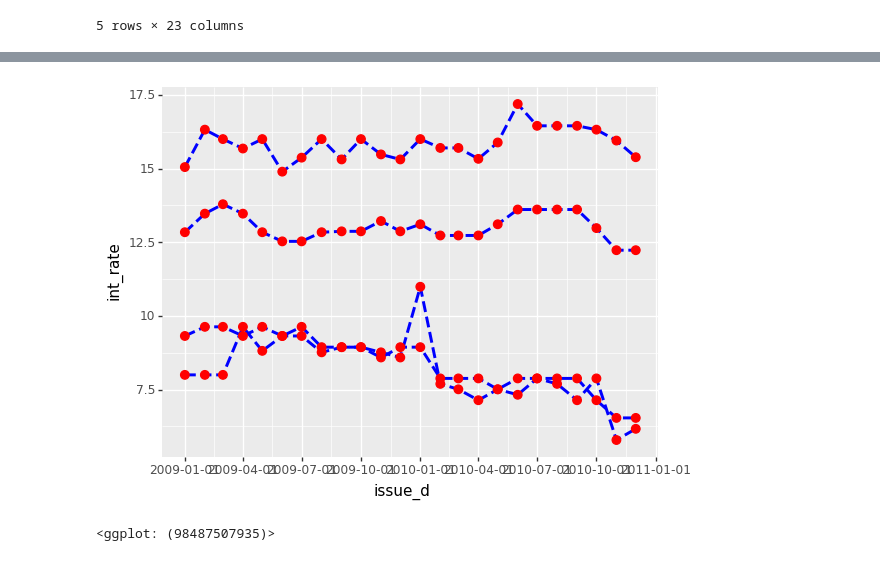
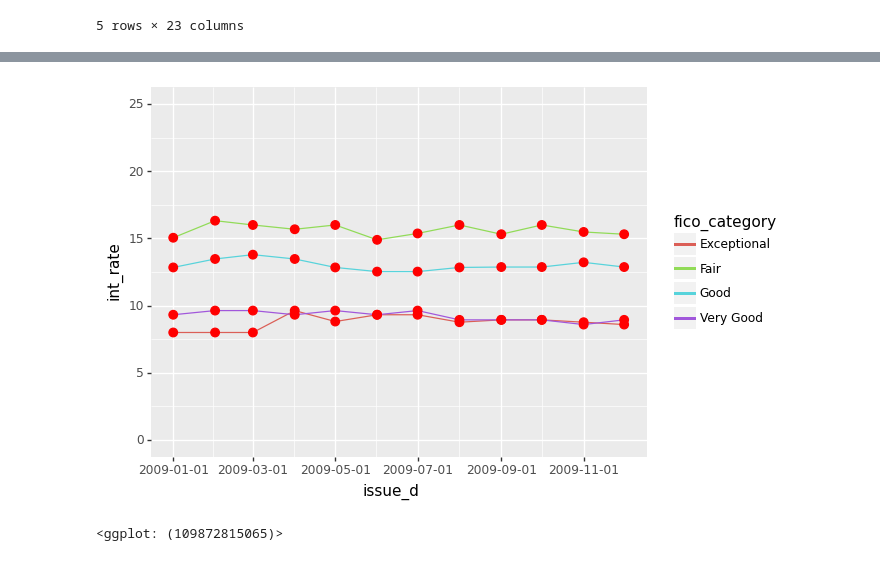
Before and after one commit to tortega-24/capstone-loan-applicants, a Jupyter notebook: Question_Five.ipynb, the cells around one changed output, grey strips where cells are left out. Drawn from its saved outputs; the diff is of its cells as text; code cells hidden in the pictures.

```diff
--- a/Question_Five.ipynb
+++ b/Question_Five.ipynb
@@ -164,9 +121,9 @@ ggplot(grouped.reset_index(), aes(x='issue_d', y='int_rate', fill='fico_category
 # %%
-data_two = new_df[(new_df['year'] == "2009") | (new_df['year'] == "2010")]
+data_two = new_df[new_df['year'] == "2009"]
 # %%
 grouped_two = data_two.groupby(['issue_d', 'fico_category'])['int_rate'].median()
 # %%
-ggplot(grouped_two.reset_index(), aes(x='issue_d', y='int_rate', group='fico_category')) + geom_line() + geom_point(color="red", size=3)
+(ggplot(grouped_two.reset_index(), aes(x='issue_d', y='int_rate', color='fico_category')) + geom_line() + geom_point(color="red", size=3) + ylim(0,25))
 # %% [output]
-[figure, old version]
+[figure, new version]
-<ggplot: (98487507935)>
+<ggplot: (109872815065)>
```
Also changed, not shown: parts of 8 cells of this notebook, 30 other files.
